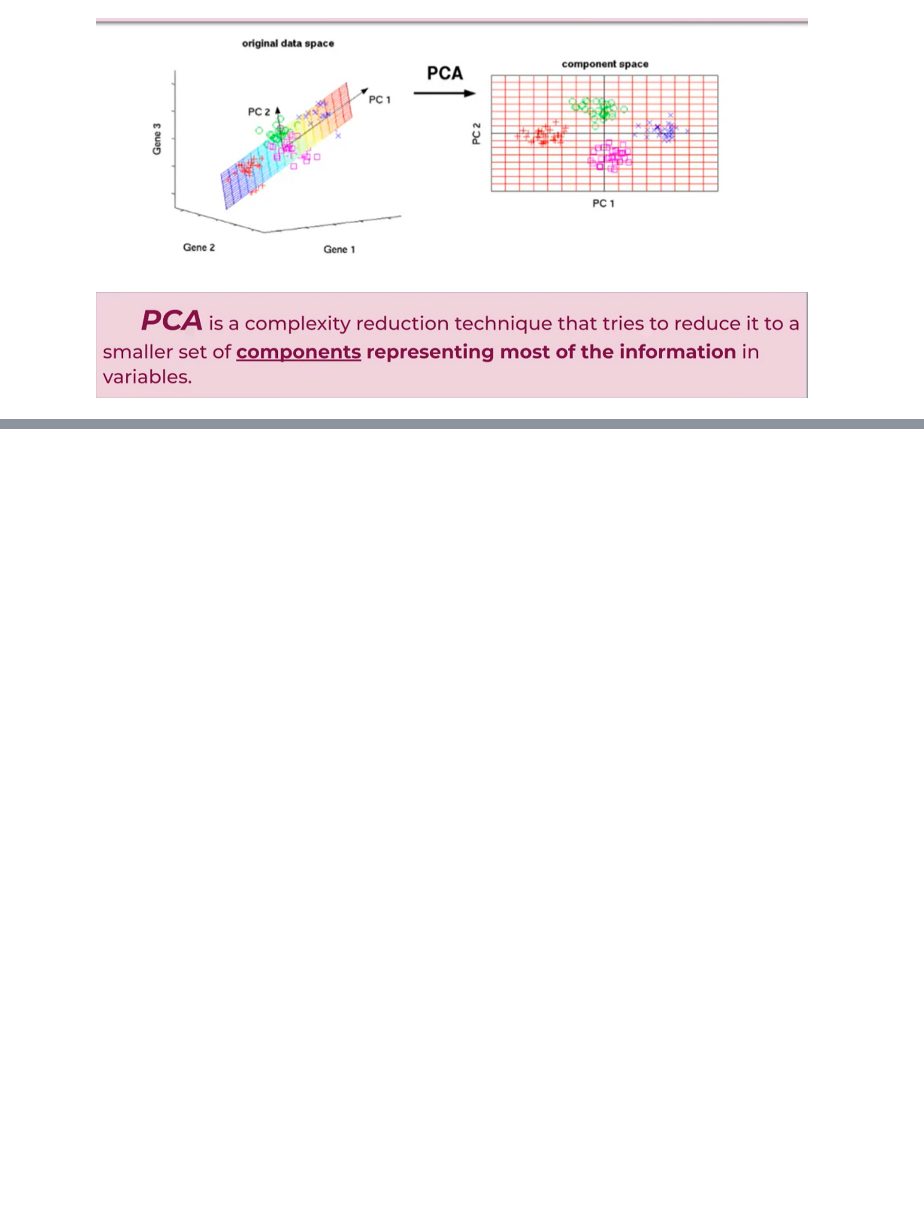
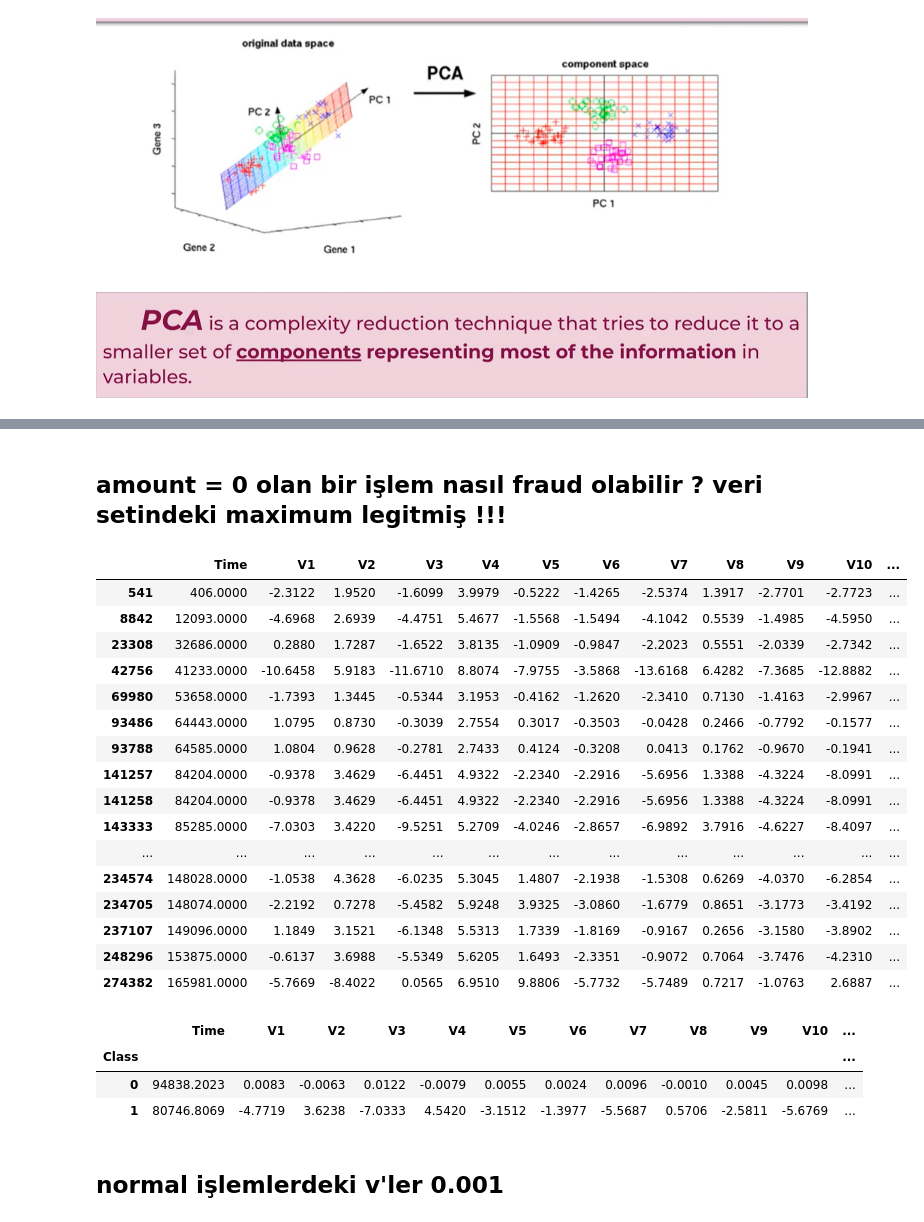
Before and after one commit to B-dogan/Credit-Card-Fraud-Detection-Project-, a Jupyter notebook: useful_codes.ipynb, the cells around one changed output, grey strips where cells are left out. Drawn from its saved outputs; the diff is of its cells as text; code cells hidden in the pictures; blank space fills up the shorter version.

Commit message:
Fraud

```diff
--- a/useful_codes.ipynb
+++ b/useful_codes.ipynb
@@ -6,0 +141,4 @@
+# %%
+# separating the data for analysis
+legit = df[df.Class == 0]
+fraud = df[df.Class == 1]
@@ -6,0 +175,31 @@
+# %% [markdown]
+## amount = 0 olan bir işlem nasıl fraud olabilir ? veri setindeki maximum legitmiş !!!
+# %%
+fraud[fraud["Amount"]==0]
+# %% [output]
+|  | Time | V1 | V2 | V3 | V4 | V5 | V6 | V7 | V8 | V9 | V10 | ... |
+| 541 | 406.0000 | -2.3122 | 1.9520 | -1.6099 | 3.9979 | -0.5222 | -1.4265 | -2.5374 | 1.3917 | -2.7701 | -2.7723 | ... |
+| 8842 | 12093.0000 | -4.6968 | 2.6939 | -4.4751 | 5.4677 | -1.5568 | -1.5494 | -4.1042 | 0.5539 | -1.4985 | -4.5950 | ... |
+| 23308 | 32686.0000 | 0.2880 | 1.7287 | -1.6522 | 3.8135 | -1.0909 | -0.9847 | -2.2023 | 0.5551 | -2.0339 | -2.7342 | ... |
+| 42756 | 41233.0000 | -10.6458 | 5.9183 | -11.6710 | 8.8074 | -7.9755 | -3.5868 | -13.6168 | 6.4282 | -7.3685 | -12.8882 | ... |
+| 69980 | 53658.0000 | -1.7393 | 1.3445 | -0.5344 | 3.1953 | -0.4162 | -1.2620 | -2.3410 | 0.7130 | -1.4163 | -2.9967 | ... |
+| 93486 | 64443.0000 | 1.0795 | 0.8730 | -0.3039 | 2.7554 | 0.3017 | -0.3503 | -0.0428 | 0.2466 | -0.7792 | -0.1577 | ... |
+| 93788 | 64585.0000 | 1.0804 | 0.9628 | -0.2781 | 2.7433 | 0.4124 | -0.3208 | 0.0413 | 0.1762 | -0.9670 | -0.1941 | ... |
+| 141257 | 84204.0000 | -0.9378 | 3.4629 | -6.4451 | 4.9322 | -2.2340 | -2.2916 | -5.6956 | 1.3388 | -4.3224 | -8.0991 | ... |
+| 141258 | 84204.0000 | -0.9378 | 3.4629 | -6.4451 | 4.9322 | -2.2340 | -2.2916 | -5.6956 | 1.3388 | -4.3224 | -8.0991 | ... |
+| 143333 | 85285.0000 | -7.0303 | 3.4220 | -9.5251 | 5.2709 | -4.0246 | -2.8657 | -6.9892 | 3.7916 | -4.6227 | -8.4097 | ... |
+| ... | ... | ... | ... | ... | ... | ... | ... | ... | ... | ... | ... | ... |
+| 234574 | 148028.0000 | -1.0538 | 4.3628 | -6.0235 | 5.3045 | 1.4807 | -2.1938 | -1.5308 | 0.6269 | -4.0370 | -6.2854 | ... |
+| 234705 | 148074.0000 | -2.2192 | 0.7278 | -5.4582 | 5.9248 | 3.9325 | -3.0860 | -1.6779 | 0.8651 | -3.1773 | -3.4192 | ... |
+| 237107 | 149096.0000 | 1.1849 | 3.1521 | -6.1348 | 5.5313 | 1.7339 | -1.8169 | -0.9167 | 0.2656 | -3.1580 | -3.8902 | ... |
+| 248296 | 153875.0000 | -0.6137 | 3.6988 | -5.5349 | 5.6205 | 1.6493 | -2.3351 | -0.9072 | 0.7064 | -3.7476 | -4.2310 | ... |
+| 274382 | 165981.0000 | -5.7669 | -8.4022 | 0.0565 | 6.9510 | 9.8806 | -5.7732 | -5.7489 | 0.7217 | -1.0763 | 2.6887 | ... |
+# %%
+df.groupby('Class').mean()
+# %% [output]
+|  | Time | V1 | V2 | V3 | V4 | V5 | V6 | V7 | V8 | V9 | V10 | ... |
+| Class |  |  |  |  |  |  |  |  |  |  |  | ... |
+| 0 | 94838.2023 | 0.0083 | -0.0063 | 0.0122 | -0.0079 | 0.0055 | 0.0024 | 0.0096 | -0.0010 | 0.0045 | 0.0098 | ... |
+| 1 | 80746.8069 | -4.7719 | 3.6238 | -7.0333 | 4.5420 | -3.1512 | -1.3977 | -5.5687 | 0.5706 | -2.5811 | -5.6769 | ... |
+# %% [markdown]
+## normal işlemlerdeki v'ler 0.001
```
Also changed, not shown: parts of 67 cells of this notebook.
